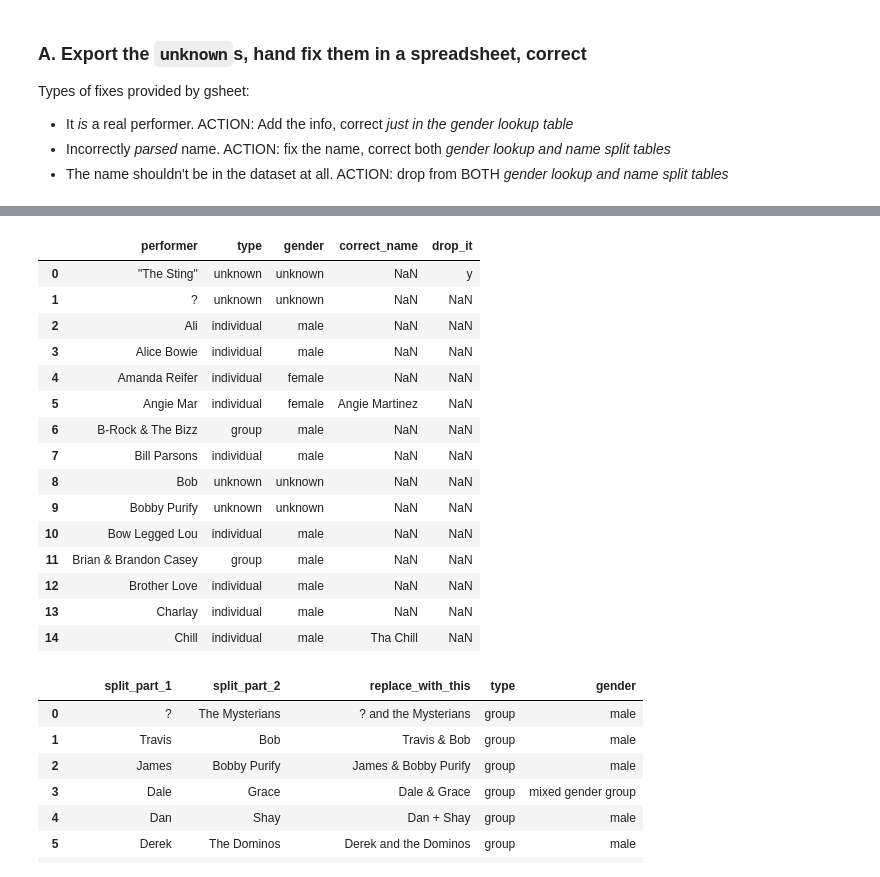
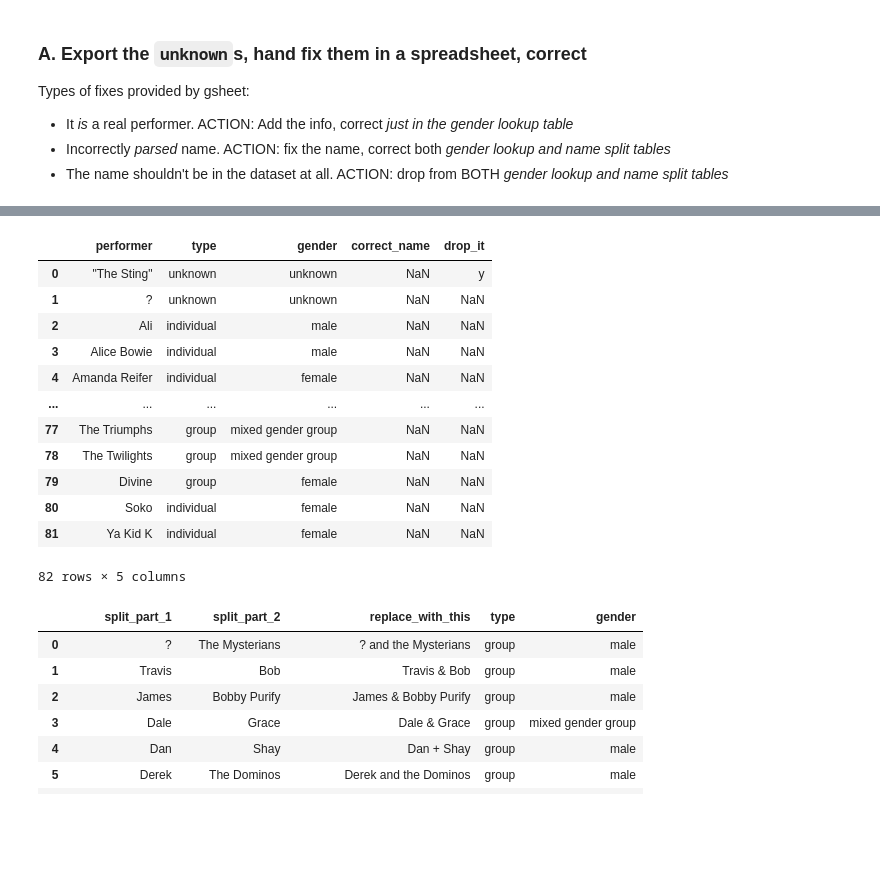
Before and after one commit to davidnmora/billboard-lyric-exploration, a Jupyter notebook: 22.5 Use GPT4 to label individual performer and group gender.ipynb, the cells around one changed output, grey strips where cells are left out. Cells and saved outputs as stored; diff of their text form; code cells hidden in the pictures; blank space fills up the shorter version.

```diff
--- a/22.5 Use GPT4 to label individual performer and group gender.ipynb
+++ b/22.5 Use GPT4 to label individual performer and group gender.ipynb
@@ -335,7 +315,7 @@ Types of fixes provided by gsheet:
 - Incorrectly *parsed* name. ACTION: fix the name, correct both *gender lookup and name split tables*
 - The name shouldn't be in the dataset at all. ACTION: drop from BOTH *gender lookup and name split tables*
 # %%
-pd.set_option('display.max_rows', 100)
+pd.set_option('display.max_rows', 30)
 gender_df[
     gender_df.type == 'unknown'
 ]#.to_csv('./data/22.5-TEMP-unknown-gender-to-hand-correct.csv', index=False)
@@ -342,25 +336,22 @@ gender_df[
 # %%
 # Fetch the correction gSheet
 G_SHEET_URL = "https://docs.google.com/spreadsheets/d/1xxE-vvzDUQTgYeigHMK_4lUznXAzDgNlAdY6JMOIOcc/export?format=csv&gid=1356757517"
 gsheet_unknown_corrections_df = pd.read_csv(G_SHEET_URL)
-gsheet_unknown_corrections_df.head(15)
+gsheet_unknown_corrections_df
 # %% [output]
 |  | performer | type | gender | correct_name | drop_it |
 | 0 | "The Sting" | unknown | unknown | NaN | y |
 | 1 | ? | unknown | unknown | NaN | NaN |
 | 2 | Ali | individual | male | NaN | NaN |
 | 3 | Alice Bowie | individual | male | NaN | NaN |
 | 4 | Amanda Reifer | individual | female | NaN | NaN |
-| 5 | Angie Mar | individual | female | Angie Martinez | NaN |
-| 6 | B-Rock & The Bizz | group | male | NaN | NaN |
-| 7 | Bill Parsons | individual | male | NaN | NaN |
-| 8 | Bob | unknown | unknown | NaN | NaN |
-| 9 | Bobby Purify | unknown | unknown | NaN | NaN |
-| 10 | Bow Legged Lou | individual | male | NaN | NaN |
-| 11 | Brian & Brandon Casey | group | male | NaN | NaN |
-| 12 | Brother Love | individual | male | NaN | NaN |
-| 13 | Charlay | individual | male | NaN | NaN |
-| 14 | Chill | individual | male | Tha Chill | NaN |
+| ... | ... | ... | ... | ... | ... |
+| 77 | The Triumphs | group | mixed gender group | NaN | NaN |
+| 78 | The Twilights | group | mixed gender group | NaN | NaN |
+| 79 | Divine | group | female | NaN | NaN |
+| 80 | Soko | individual | female | NaN | NaN |
+| 81 | Ya Kid K | individual | female | NaN | NaN |
+82 rows × 5 columns
 # %%
 # Fetch the incorrect split correction gSheet
 INCORRECT_SPLIT_G_SHEET_URL = "https://docs.google.com/spreadsheets/d/1xxE-vvzDUQTgYeigHMK_4lUznXAzDgNlAdY6JMOIOcc/export?format=csv&gid=659955835"
```
Also changed, not shown: parts of 20 cells of this notebook.
